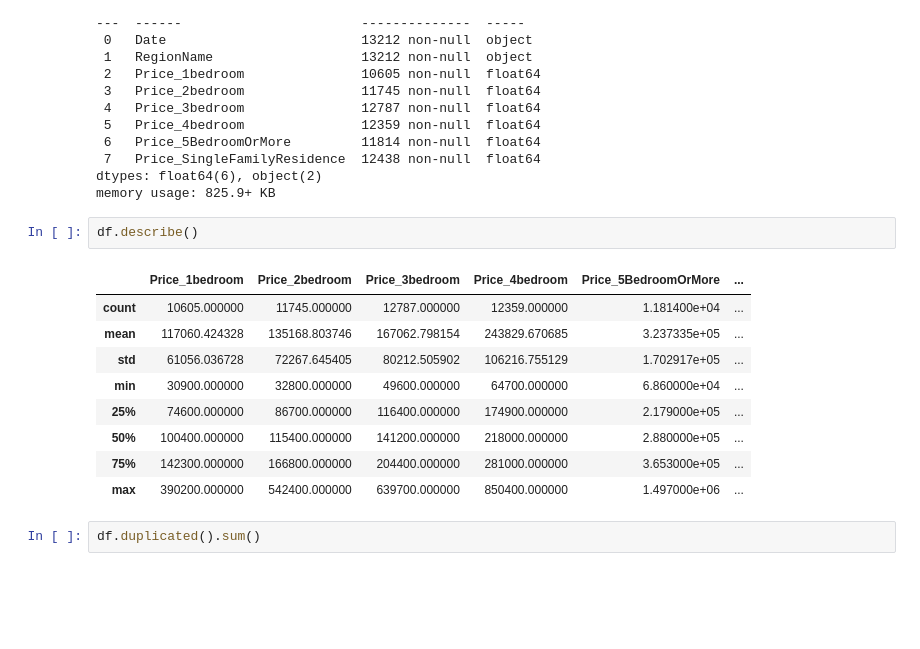
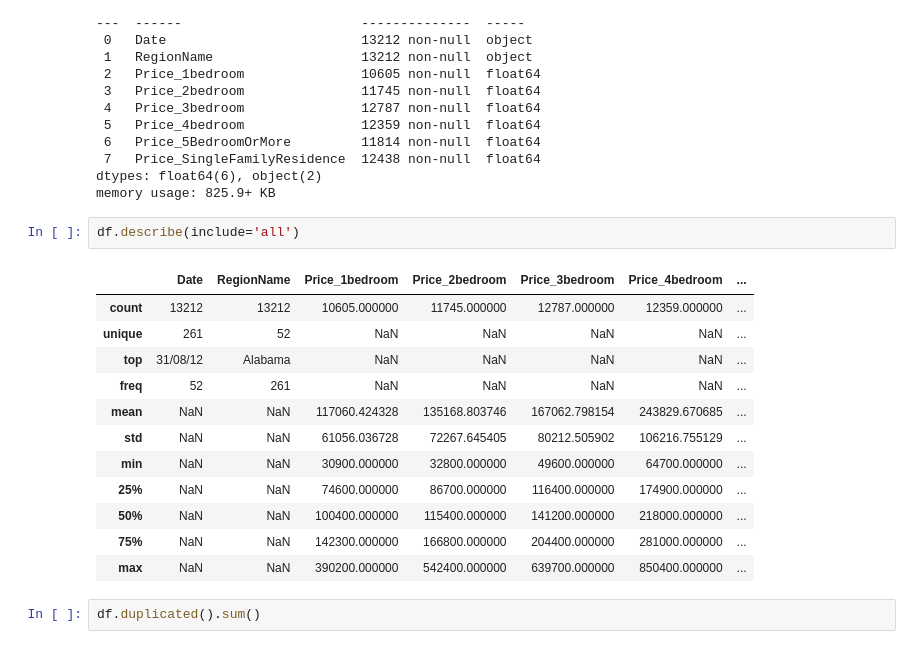
Before and after one commit to MaliheDahmardeh/state-house-price-analysis-SM, a Jupyter notebook: state-house-price-analysis.ipynb, the cells around one changed output. Drawn from its saved outputs; the diff is of its cells as text; blank space fills up the shorter version.

```diff
--- a/state-house-price-analysis.ipynb
+++ b/state-house-price-analysis.ipynb
@@ -137,17 +137,20 @@ Data columns (total 8 columns):
 dtypes: float64(6), object(2)
 memory usage: 825.9+ KB
 # %%
-df.describe()
+df.describe(include='all')
 # %% [output]
-|  | Price_1bedroom | Price_2bedroom | Price_3bedroom | Price_4bedroom | Price_5BedroomOrMore | ... |
-| count | 10605.000000 | 11745.000000 | 12787.000000 | 12359.000000 | 1.181400e+04 | ... |
-| mean | 117060.424328 | 135168.803746 | 167062.798154 | 243829.670685 | 3.237335e+05 | ... |
-| std | 61056.036728 | 72267.645405 | 80212.505902 | 106216.755129 | 1.702917e+05 | ... |
-| min | 30900.000000 | 32800.000000 | 49600.000000 | 64700.000000 | 6.860000e+04 | ... |
-| 25% | 74600.000000 | 86700.000000 | 116400.000000 | 174900.000000 | 2.179000e+05 | ... |
-| 50% | 100400.000000 | 115400.000000 | 141200.000000 | 218000.000000 | 2.880000e+05 | ... |
-| 75% | 142300.000000 | 166800.000000 | 204400.000000 | 281000.000000 | 3.653000e+05 | ... |
-| max | 390200.000000 | 542400.000000 | 639700.000000 | 850400.000000 | 1.497000e+06 | ... |
+|  | Date | RegionName | Price_1bedroom | Price_2bedroom | Price_3bedroom | Price_4bedroom | ... |
+| count | 13212 | 13212 | 10605.000000 | 11745.000000 | 12787.000000 | 12359.000000 | ... |
+| unique | 261 | 52 | NaN | NaN | NaN | NaN | ... |
+| top | 31/08/12 | Alabama | NaN | NaN | NaN | NaN | ... |
+| freq | 52 | 261 | NaN | NaN | NaN | NaN | ... |
+| mean | NaN | NaN | 117060.424328 | 135168.803746 | 167062.798154 | 243829.670685 | ... |
+| std | NaN | NaN | 61056.036728 | 72267.645405 | 80212.505902 | 106216.755129 | ... |
+| min | NaN | NaN | 30900.000000 | 32800.000000 | 49600.000000 | 64700.000000 | ... |
+| 25% | NaN | NaN | 74600.000000 | 86700.000000 | 116400.000000 | 174900.000000 | ... |
+| 50% | NaN | NaN | 100400.000000 | 115400.000000 | 141200.000000 | 218000.000000 | ... |
+| 75% | NaN | NaN | 142300.000000 | 166800.000000 | 204400.000000 | 281000.000000 | ... |
+| max | NaN | NaN | 390200.000000 | 542400.000000 | 639700.000000 | 850400.000000 | ... |
 # %%
 df.duplicated().sum()
 # %% [output]
```
Also changed, not shown: parts of 1 cell of this notebook.
